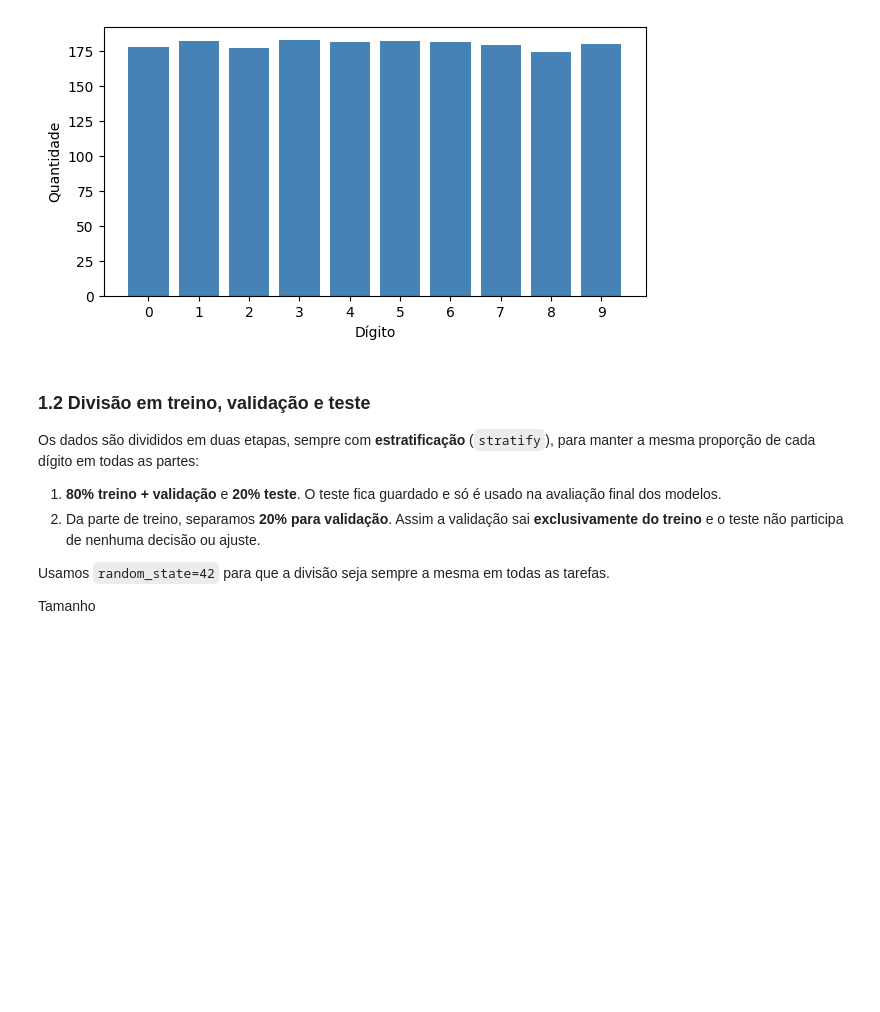
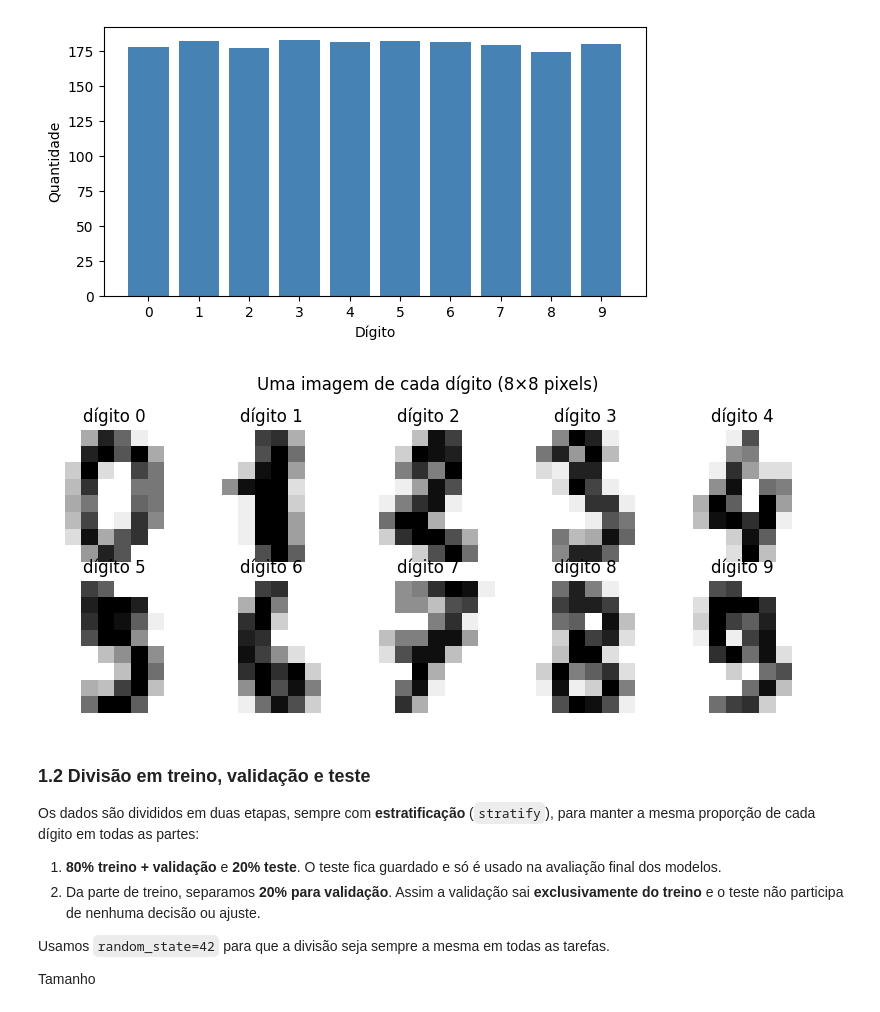
Before and after one commit to Rafpazzz/trabalho-IA, a Jupyter notebook: ativiade-final-rafael-paz.ipynb, the cells around one changed output. Drawn from its saved outputs; the diff is of its cells as text; code cells hidden in the pictures; blank space fills up the shorter version.

```diff
--- a/ativiade-final-rafael-paz.ipynb
+++ b/ativiade-final-rafael-paz.ipynb
@@ -55,6 +55,16 @@ Dígito 8: 174 imagens
 Dígito 9: 180 imagens
 Text(0, 0.5, 'Quantidade')
 [figure]
+# %%
+fig, axes = plt.subplots(2, 5, figsize=(8, 3.6))
+for d, ax in enumerate(axes.flat):
+    i = np.where(y == d)[0][0]
+    ax.imshow(digits.images[i], cmap="gray_r")
+    ax.set_title(f"dígito {d}"); ax.axis("off")
+plt.suptitle("Uma imagem de cada dígito (8×8 pixels)")
+plt.tight_layout(); plt.show()
+# %% [output]
+[figure, added]
 # %% [markdown]
 ### 1.2 Divisão em treino, validação e teste
 
```
Also changed, not shown: parts of 7 cells of this notebook.
